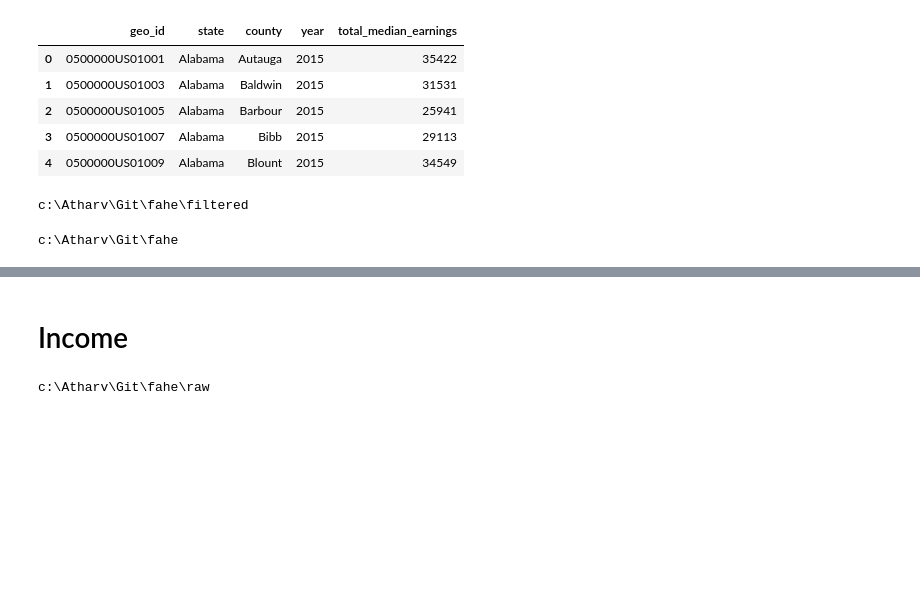
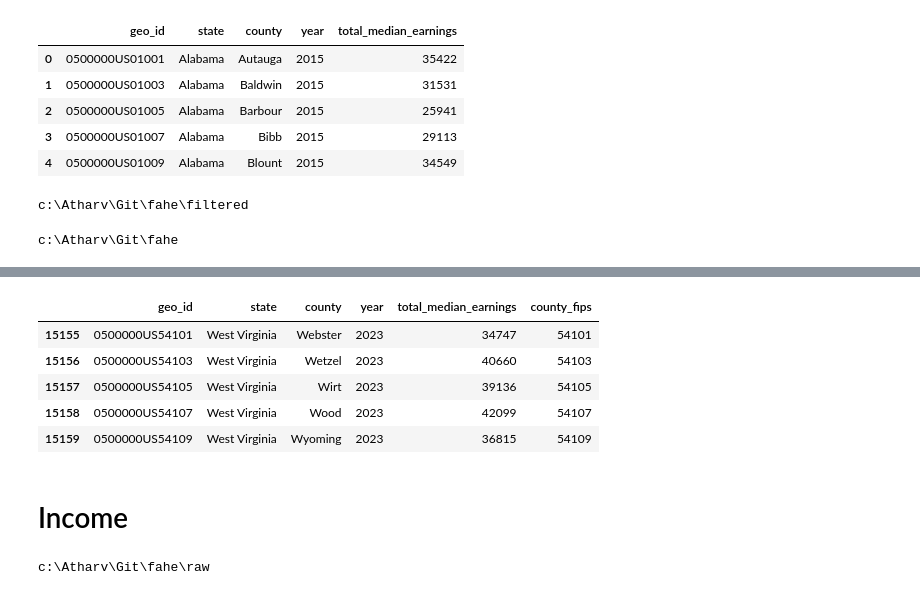
Before and after one commit to fulton-ring/fahe, a Jupyter notebook: main.ipynb, the cells around one changed output, grey strips where cells are left out. Drawn from its saved outputs; the diff is of its cells as text; code cells hidden in the pictures; blank space fills up the shorter version.

```diff
--- a/main.ipynb
+++ b/main.ipynb
@@ -207,3 +234,12 @@ df_education.head()
+# %%
+df_education.tail()
+# %% [output]
+|  | geo_id | state | county | year | total_median_earnings | county_fips |
+| 15155 | 0500000US54101 | West Virginia | Webster | 2023 | 34747 | 54101 |
+| 15156 | 0500000US54103 | West Virginia | Wetzel | 2023 | 40660 | 54103 |
+| 15157 | 0500000US54105 | West Virginia | Wirt | 2023 | 39136 | 54105 |
+| 15158 | 0500000US54107 | West Virginia | Wood | 2023 | 42099 | 54107 |
+| 15159 | 0500000US54109 | West Virginia | Wyoming | 2023 | 36815 | 54109 |
 # %% [markdown]
 # Income
 # %%
```
Also changed, not shown: parts of 12 cells of this notebook, 1 other file.
